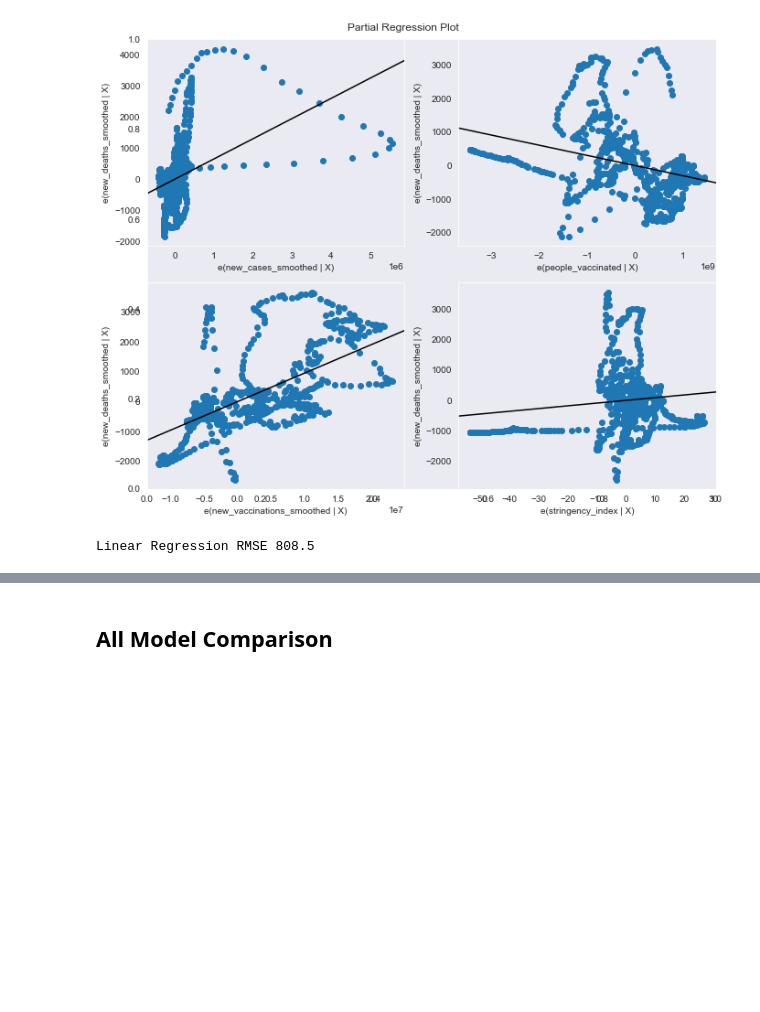
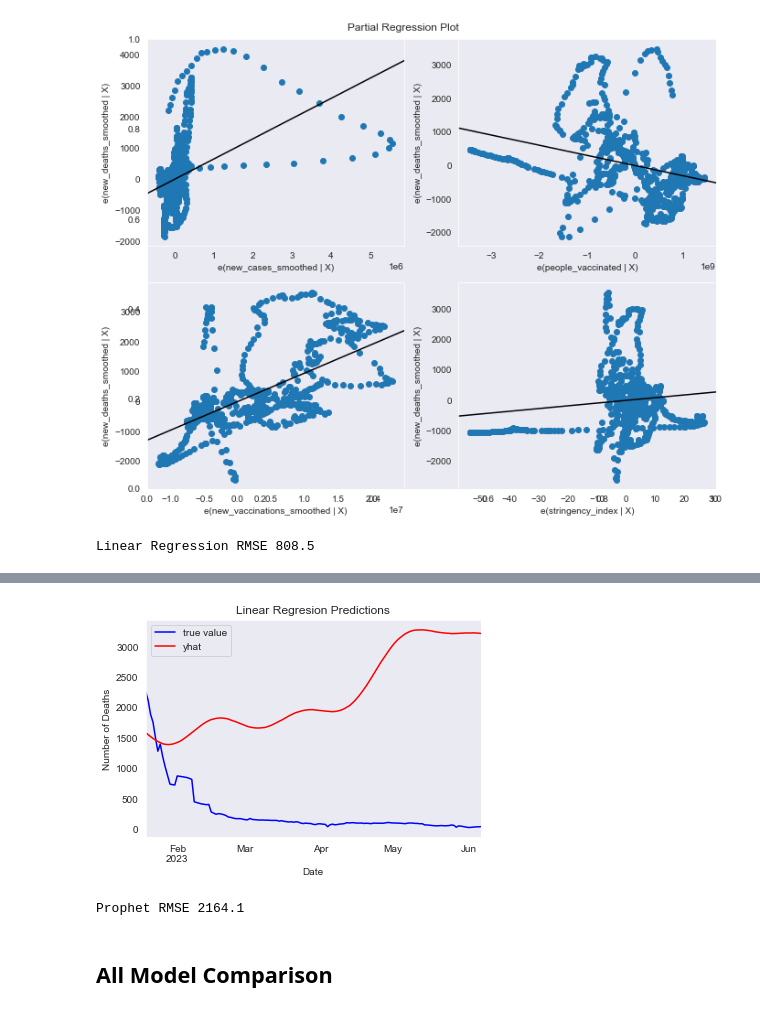
Before and after one commit to Bella3s/Covid-19-Time-Series-Modeling, a Jupyter notebook: index.ipynb, the cells around one changed output, grey strips where cells are left out. Saved outputs shown, nothing was run; the diff lists cells and outputs as text; code cells hidden in the pictures; blank space fills up the shorter version.

```diff
--- a/index.ipynb
+++ b/index.ipynb
@@ -1273,3 +1294,19 @@ Linear Regression RMSE 808.5
+# %%
+fig, ax = plt.subplots()
+
+y_val.plot(ax=ax, color='b', label='true value')
+y_preds_prophet[['ds','yhat']].set_index('ds').plot(ax=ax, color='r', label='predictions')
+ax.set_title('Linear Regresion Predictions')
+ax.set_ylabel('Number of Deaths')
+ax.set_xlabel('Date')
+ax.legend();
+# %% [output]
+[figure, added]
+# %%
+#RMSE
+evaluate(y_val, y_preds_prophet['yhat'], all_results, 'Prophet')
+# %% [output]
+Prophet RMSE 2164.1
 # %% [markdown]
 ## All Model Comparison
 # %%
```
Also changed, not shown: parts of 12 cells of this notebook.
